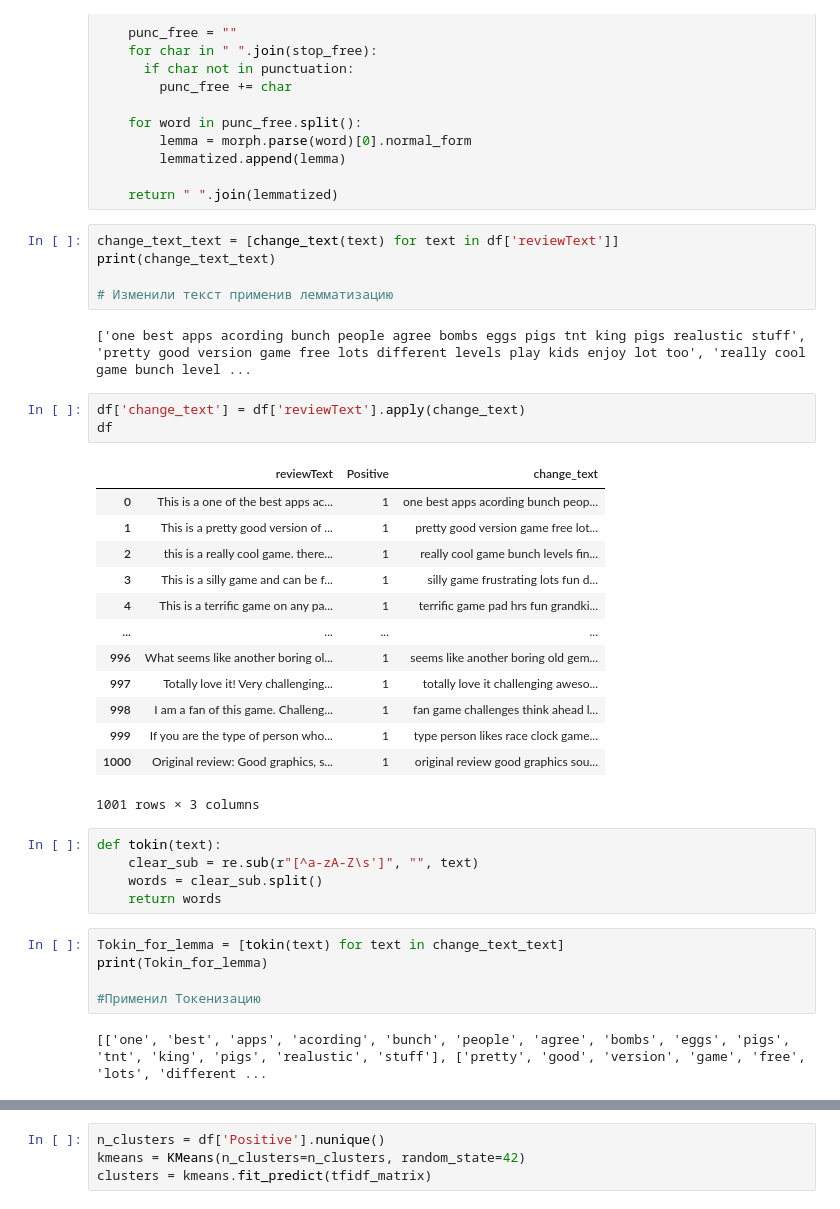
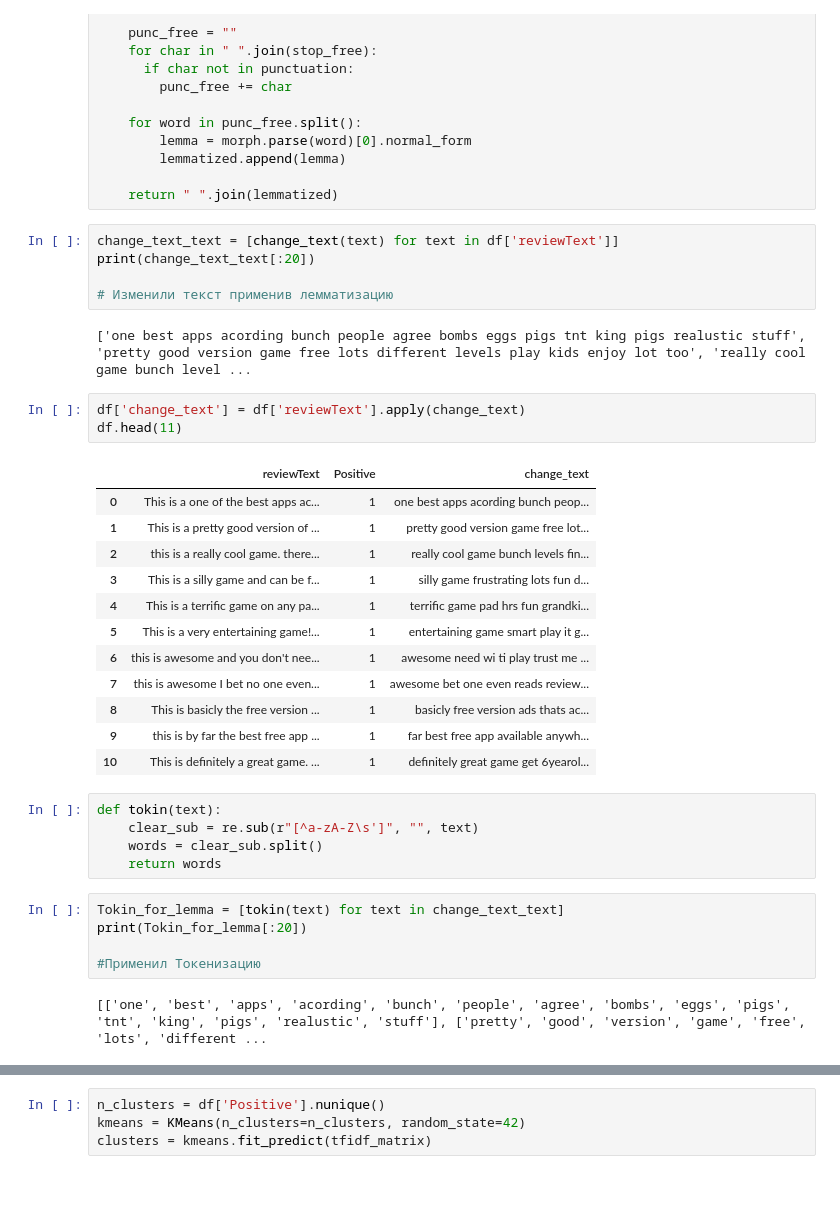
Before and after one commit to ramzesssina/NLPrespos, a Jupyter notebook: Лабораторная_работа_4.ipynb, the cells around one changed output, grey strips where cells are left out. Cells and saved outputs as stored; diff of their text form.

```diff
--- a/Лабораторная_работа_4.ipynb
+++ b/Лабораторная_работа_4.ipynb
@@ -96,28 +96,27 @@ def change_text(texts):
     return " ".join(lemmatized)
 # %%
 change_text_text = [change_text(text) for text in df['reviewText']]
-print(change_text_text)
+print(change_text_text[:20])
 
 # Изменили текст применив лемматизацию
 # %% [output]
 ['one best apps acording bunch people agree bombs eggs pigs tnt king pigs realustic stuff', 'pretty good version game free lots different levels play kids enjoy lot too', 'really cool game bunch level ...
 # %%
 df['change_text'] = df['reviewText'].apply(change_text)
-df
+df.head(11)
 # %% [output]
 |  | reviewText | Positive | change_text |
 | 0 | This is a one of the best apps ac... | 1 | one best apps acording bunch peop... |
 | 1 | This is a pretty good version of ... | 1 | pretty good version game free lot... |
 | 2 | this is a really cool game. there... | 1 | really cool game bunch levels fin... |
 | 3 | This is a silly game and can be f... | 1 | silly game frustrating lots fun d... |
 | 4 | This is a terrific game on any pa... | 1 | terrific game pad hrs fun grandki... |
-| ... | ... | ... | ... |
-| 996 | What seems like another boring ol... | 1 | seems like another boring old gem... |
-| 997 | Totally love it! Very challenging... | 1 | totally love it challenging aweso... |
-| 998 | I am a fan of this game. Challeng... | 1 | fan game challenges think ahead l... |
-| 999 | If you are the type of person who... | 1 | type person likes race clock game... |
-| 1000 | Original review: Good graphics, s... | 1 | original review good graphics sou... |
+| 5 | This is a very entertaining game!... | 1 | entertaining game smart play it g... |
+| 6 | this is awesome and you don't nee... | 1 | awesome need wi ti play trust me ... |
+| 7 | this is awesome I bet no one even... | 1 | awesome bet one even reads review... |
+| 8 | This is basicly the free version ... | 1 | basicly free version ads thats ac... |
+| 9 | this is by far the best free app ... | 1 | far best free app available anywh... |
+| 10 | This is definitely a great game. ... | 1 | definitely great game get 6yearol... |
-1001 rows × 3 columns
 # %%
 def tokin(text):
     clear_sub = re.sub(r"[^a-zA-Z\s']", "", text)
@@ -125,7 +124,7 @@ def tokin(text):
     return words
 # %%
 Tokin_for_lemma = [tokin(text) for text in change_text_text]
-print(Tokin_for_lemma)
+print(Tokin_for_lemma[:20])
 
 #Применил Токенизацию
 # %% [output]
```
Also changed, not shown: parts of 3 cells of this notebook.
